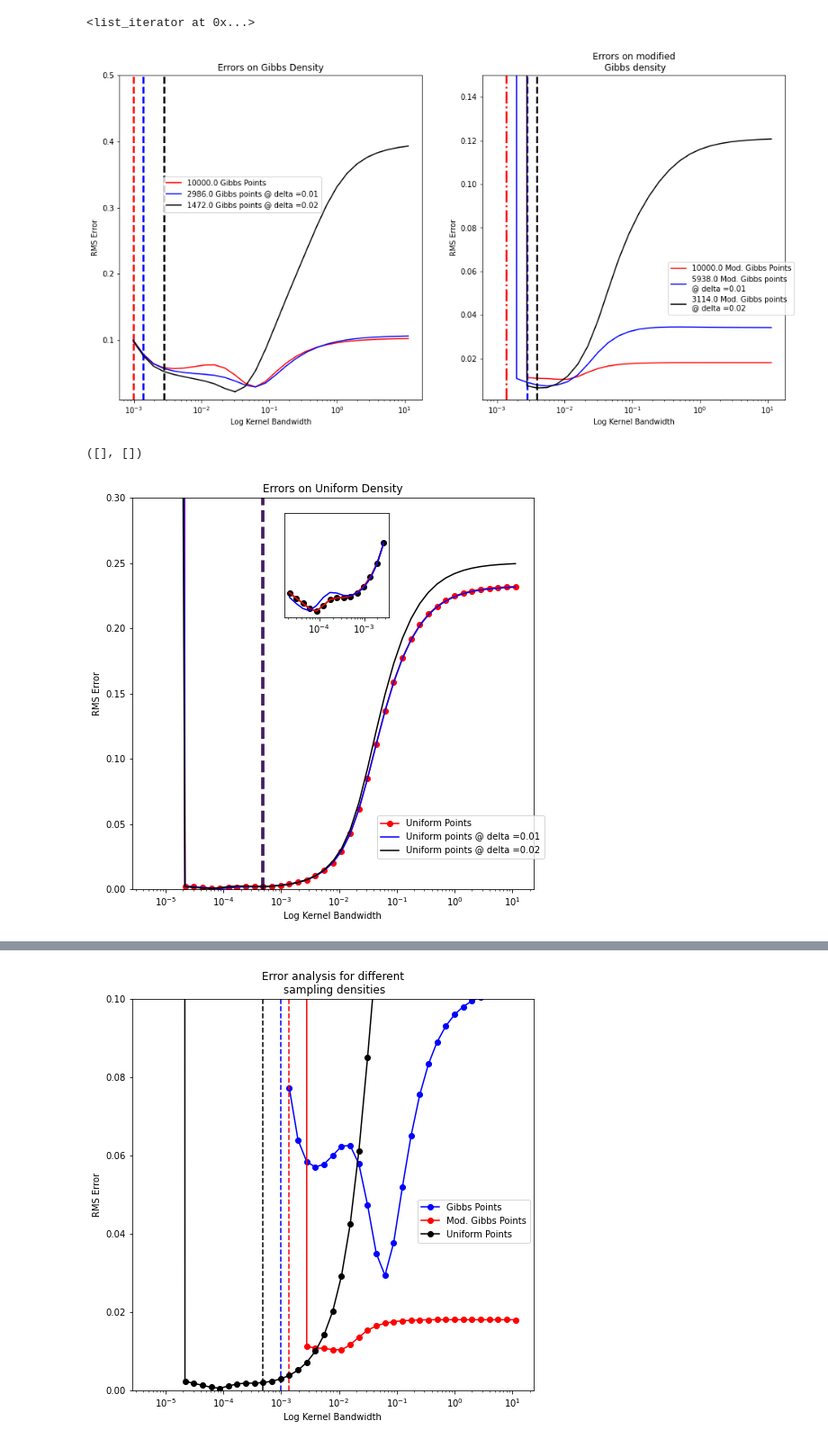
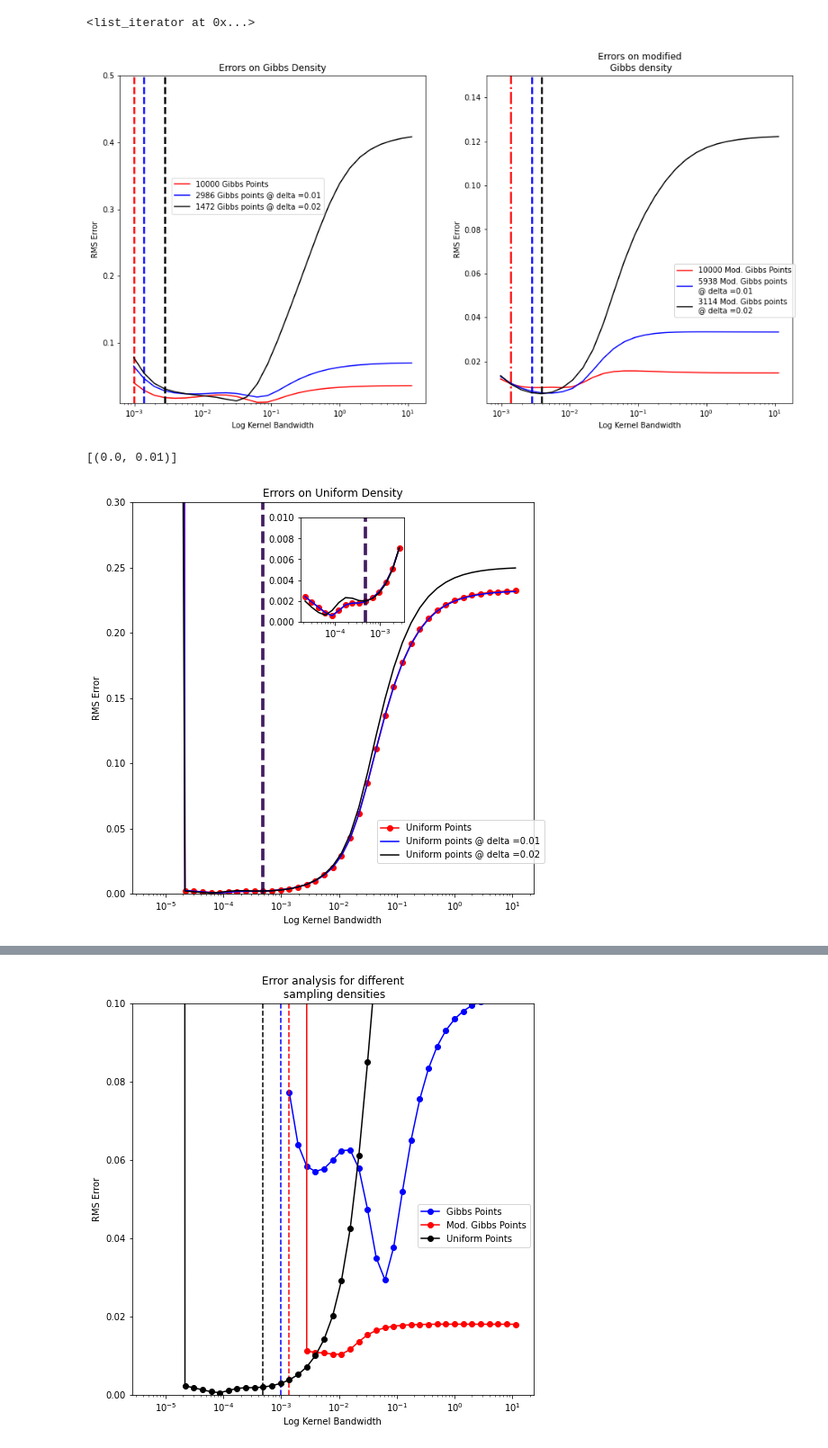
Before and after one commit to ShashankSule/TMDmaps, a Jupyter notebook: Muller/error analysis.ipynb, the cells around one changed output, grey strips where cells are left out. Shown at 90% size. Drawn from its saved outputs; the diff is of its cells as text; code cells hidden in the pictures.

```diff
--- a/Muller/error analysis.ipynb
+++ b/Muller/error analysis.ipynb
@@ -286,48 +286,48 @@ ax2.set(xscale = "log")
 for i in range(3):
   if i == 0:
     color = next(colors_FEM)
-    ax2.plot(eps_vals, err_FEM_TMD[:, i,-1,-1],
+    ax2.plot(eps_vals, err_TMD_FEM[:, i,-1,-1],
              # marker = 'o',
              color = color,
              # lw = 2.5,
-             label = str(N_gibbs[1,i,-1,-1]) + " Gibbs Points")
+             label = str(int(N_gibbs[1,i,-1,-1])) + " Gibbs Points")
     ax2.axvline(x = eps_vals[np.argmax(k_gibbs[:,i,-1,-1])], linestyle = '--', lw = 2.5, color = color)
   else:
     color = next(colors_FEM)
-    ax2.plot(eps_vals, err_FEM_TMD[:, i,-1,-1],
+    ax2.plot(eps_vals, err_TMD_FEM[:, i,-1,-1],
              # marker = 'o',
              color = color,
              # lw = 2.5,
-             label = str(N_gibbs[1,i,-1,-1]) + " Gibbs points @ delta =" + str(round(delta_vals[i],2)))
+             label = str(int(N_gibbs[1,i,-1,-1])) + " Gibbs points @ delta =" + str(round(delta_vals[i],2)))
     ax2.axvline(x = eps_vals[np.argmax(k_gibbs[:,i,-1,-1])], linestyle = '--', lw = 2.5, color = color)
 ax2.legend(bbox_to_anchor=(0.68, 0.7))
 ax2.set(ylim = (0.01,0.5), title = "Errors on Gibbs Density", ylabel = "RMS Error", xlabel = "Log Kernel Bandwidth");
 
 # plot dependence on delta net for metadynamics data
 colors_FEM = iter(plt.cm.jet(np.linspace(0,1,3)))
 colors_FEM = iter(["Red", "Blue", "Black"])
 ax3.set(xscale = "log")
 for i in range(3):
   if i == 0:
     color = next(colors_FEM)
-    ax3.plot(eps_vals, err_metad_long_FEM_TMD[:, i,-1,-1],
+    ax3.plot(eps_vals, err_metad_long_TMD_FEM[:, i,-1,-1],
              # marker = 'o',
              color = color,
              # lw = 2.5,
-             label = str(N_metad[1,i,-1,-1]) + " Mod. Gibbs Points")
+             label = str(int(N_metad[1,i,-1,-1])) + " Mod. Gibbs Points")
     ax3.axvline(x = eps_vals[np.argmax(k_metad[1:,0,-1,-1])], linestyle = '-.', lw = 2.5, color = color)
   else:
     color = next(colors_FEM)
-    ax3.plot(eps_vals, err_metad_long_FEM_TMD[:, i,-1,-1],
+    ax3.plot(eps_vals, err_metad_long_TMD_FEM[:, i,-1,-1],
              # marker = 'o',
              color = color,
              # lw = 2.5,
-             label = str(N_metad[1,i,-1,-1]) + " Mod. Gibbs points \n@ delta =" + str(round(delta_vals[i],2)))
+             label = str(int(N_metad[1,i,-1,-1])) + " Mod. Gibbs points \n@ delta =" + str(round(delta_vals[i],2)))
     ax3.axvline(x = eps_vals[np.argmax(k_metad[:,i,-1,-1])], linestyle = '--', lw = 2.5, color = color)
 ax3.legend(bbox_to_anchor=(0.60, 0.25))
 ax3.set(ylim = (0.001,0.15), title = "Errors on modified\n Gibbs density", ylabel = "RMS Error", xlabel = "Log Kernel Bandwidth");
 # %% [output]
-[figure, old version]
+[figure, new version]
 # %%
 # plot dependence on delta net for gibbs data
 colors_FEM = iter(plt.cm.jet(np.linspace(0,1,3)))
@@ -337,14 +337,14 @@ ax2.set(xscale = "log")
 for i in range(3):
   if i == 0:
     color = next(colors_FEM)
-    ax2.plot(eps_vals_unif[1:], err_unif_FEM_TMD[1:, i,-1,-1],
+    ax2.plot(eps_vals_unif[1:], err_unif_TMD_FEM[1:, i,-1,-1],
              marker = 'o',
              color = color,
              label = "Uniform Points")
     ax2.axvline(x = eps_vals_unif[np.argmax(k_unif[1:,i,-1,-1])], linestyle = '--', lw = 3.5, alpha = 0.5, color = color)
   else:
     color = next(colors_FEM)
-    ax2.plot(eps_vals_unif[1:], err_unif_FEM_TMD[1:, i,-1,-1],
+    ax2.plot(eps_vals_unif[1:], err_unif_TMD_FEM[1:, i,-1,-1],
              # marker = 'o',
              color = color,
              label = "Uniform points @ delta =" + str(round(delta_vals[i],2)))
@@ -352,26 +352,27 @@ for i in range(3):
 ax2.legend(bbox_to_anchor=(0.60, 0.2))
 ax2.set(ylim = (0.0,0.3), title = "Errors on Uniform Density", ylabel = "RMS Error", xlabel = "Log Kernel Bandwidth");
 colors_FEM = iter(["Red", "Blue", "Black"])
-a = plt.axes([.42, .65, .2, .2], facecolor='w')
+a = plt.axes([.45, .65, .2, .2], facecolor='w')
 a.set(xscale = "log")
 for i in range(3):
   if i == 0:
-    a.plot(eps_vals_unif[5:20], err_unif_FEM_TMD[5:20, i,-1,-1],
+    color = next(colors_FEM)
+    a.plot(eps_vals_unif[5:20], err_unif_TMD_FEM[5:20, i,-1,-1],
              marker = 'o',
              color = color,
              label = "Uniform Points")
-    # a.axvline(x = eps_vals_unif[np.argmax(k_unif[1:,i,-1,-1])], linestyle = '--', lw = 3.5, alpha = 0.5, color = color)
+    a.axvline(x = eps_vals_unif[np.argmax(k_unif[1:,i,-1,-1])], linestyle = '--', lw = 3.5, alpha = 0.5, color = color)
   else:
     color = next(colors_FEM)
-    a.plot(eps_vals_unif[5:20], err_unif_FEM_TMD[5:20, i,-1,-1],
+    a.plot(eps_vals_unif[5:20], err_unif_TMD_FEM[5:20, i,-1,-1],
              # marker = 'o',
              color = color,
              label = "Uniform points @ delta =" + str(round(delta_vals[i],2)))
-    # a.axvline(x = eps_vals_unif[np.argmax(k_unif[1:,i,-1,-1])], linestyle = '--', lw = 3.5, alpha=0.5, color = color)
+    a.axvline(x = eps_vals_unif[np.argmax(k_unif[1:,i,-1,-1])], linestyle = '--', lw = 3.5, alpha=0.5, color = color)
 # ax2.set_facecolor('tab:gray')
 a.set(ylim = (0.0,0.01))
 # plt.xticks([])
-plt.yticks([])
+# plt.yticks([])
 # %% [output]
-([], [])
+[(0.0, 0.01)]
-[figure, old version]
+[figure, new version]
```
Also changed, not shown: parts of 1 cell of this notebook.
